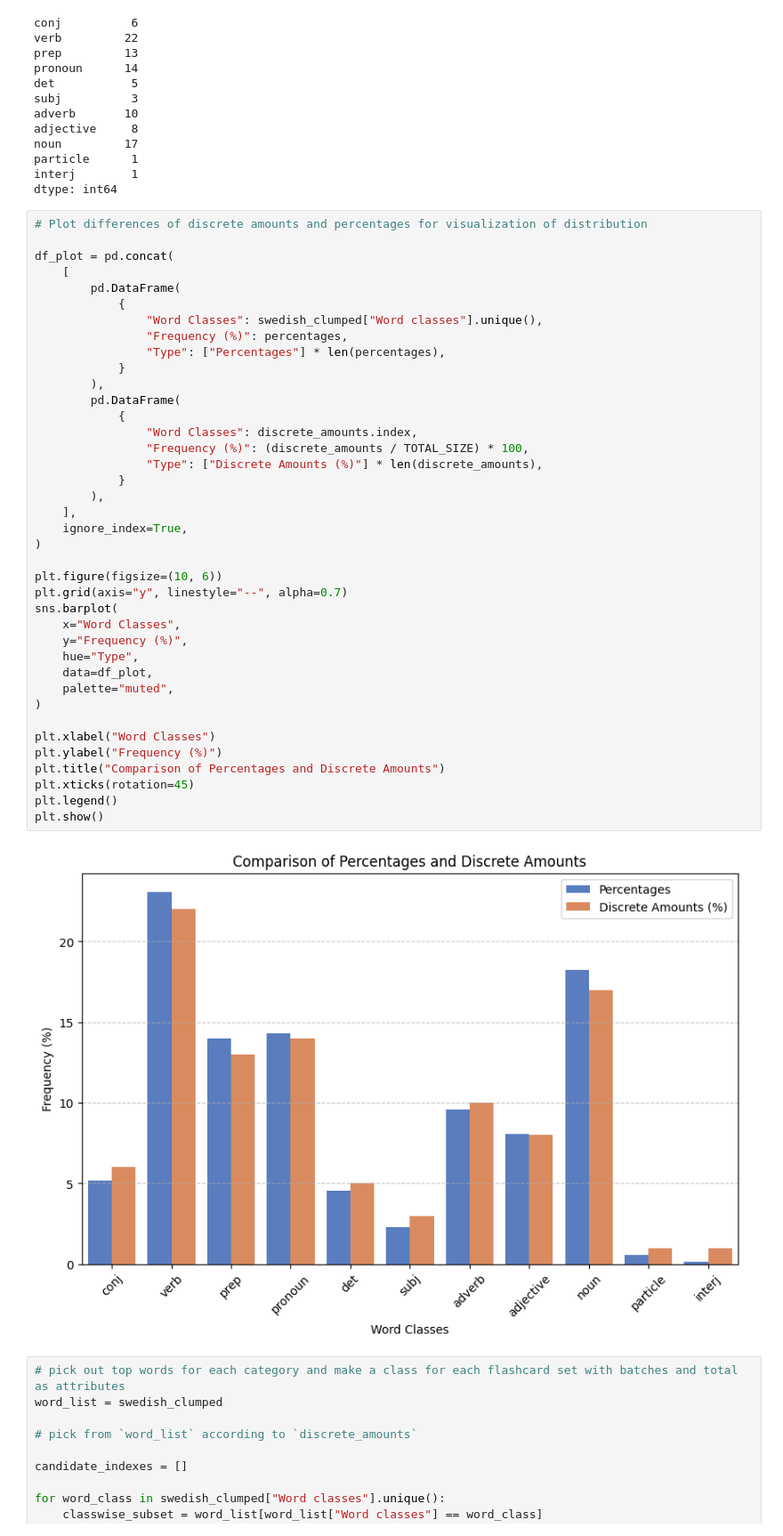
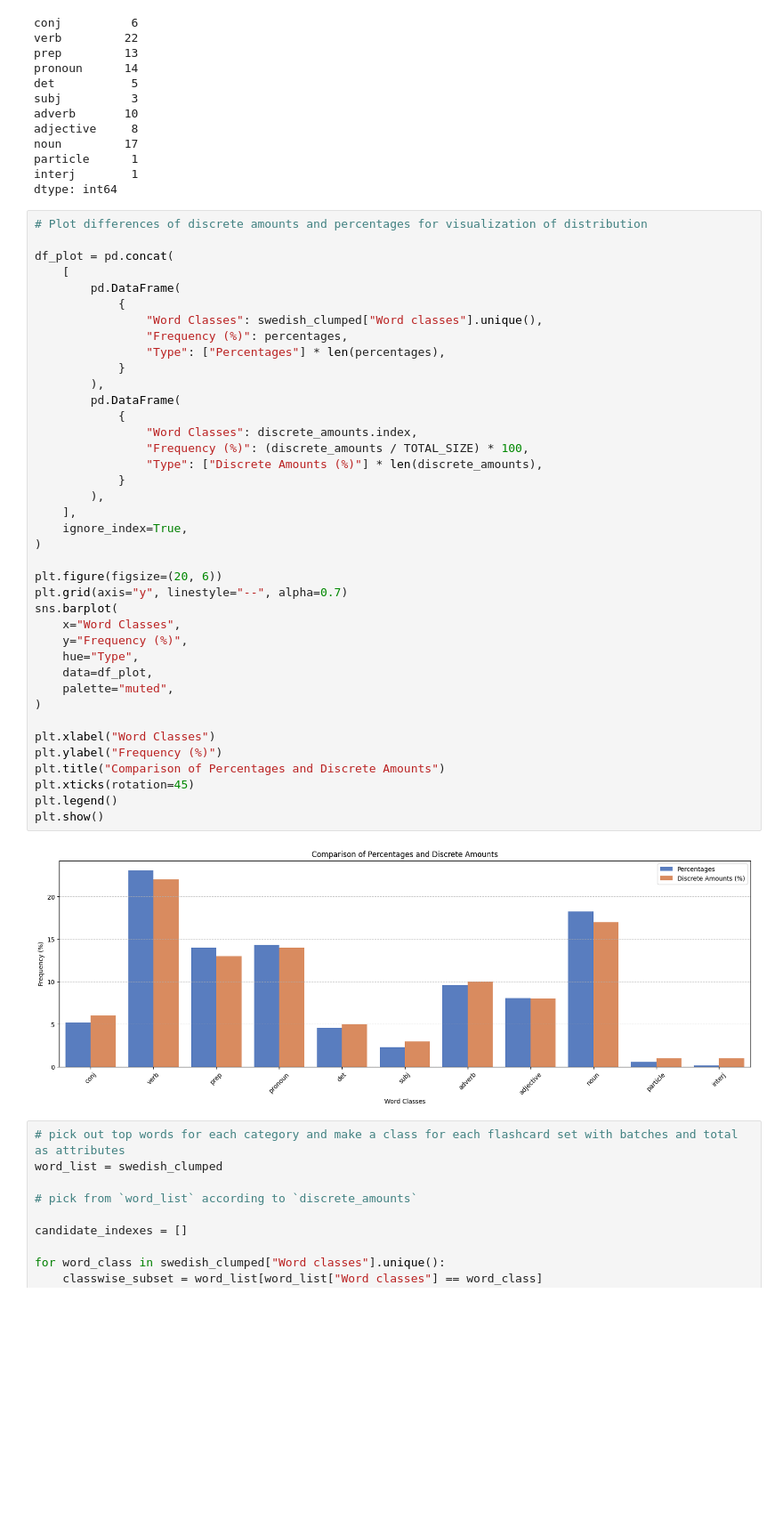
Before and after one commit to mitzeus/NILAS, a Jupyter notebook: main.ipynb, the cells around one changed output. Shown at 89% size. Cells and saved outputs as stored; diff of their text form; blank space fills up the shorter version.

```diff
--- a/main.ipynb
+++ b/main.ipynb
@@ -220,35 +220,35 @@ df_plot = pd.concat(
                 "Type": ["Percentages"] * len(percentages),
             }
         ),
         pd.DataFrame(
             {
                 "Word Classes": discrete_amounts.index,
                 "Frequency (%)": (discrete_amounts / TOTAL_SIZE) * 100,
                 "Type": ["Discrete Amounts (%)"] * len(discrete_amounts),
             }
         ),
     ],
     ignore_index=True,
 )
 
-plt.figure(figsize=(10, 6))
+plt.figure(figsize=(20, 6))
 plt.grid(axis="y", linestyle="--", alpha=0.7)
 sns.barplot(
     x="Word Classes",
     y="Frequency (%)",
     hue="Type",
     data=df_plot,
     palette="muted",
 )
 
 plt.xlabel("Word Classes")
 plt.ylabel("Frequency (%)")
 plt.title("Comparison of Percentages and Discrete Amounts")
 plt.xticks(rotation=45)
 plt.legend()
 plt.show()
 # %% [output]
-[figure, old version]
+[figure, new version]
 # %%
 # pick out top words for each category and make a class for each flashcard set with batches and total as attributes
 word_list = swedish_clumped
```
Also changed, not shown: parts of 8 cells of this notebook, 10 other files.
